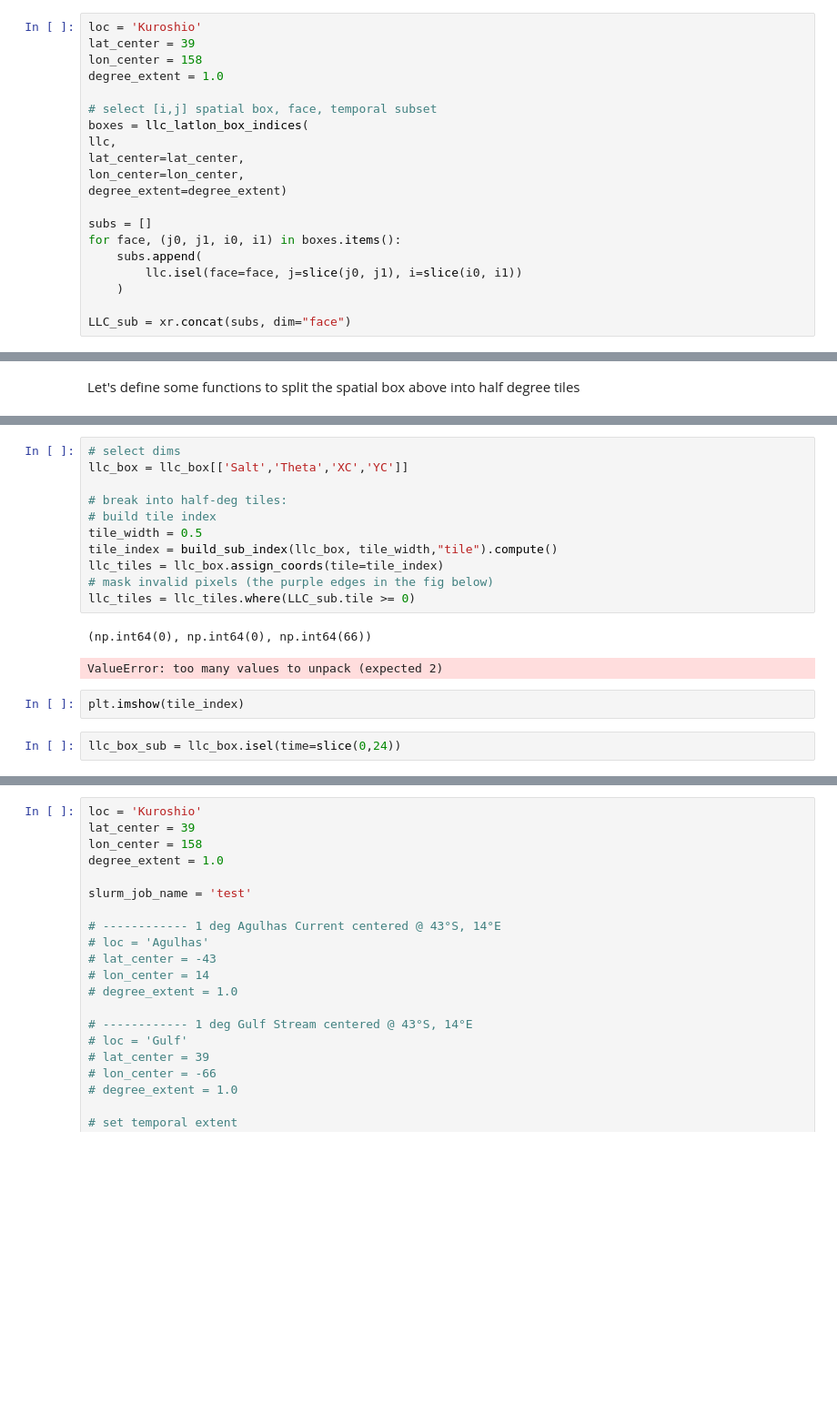
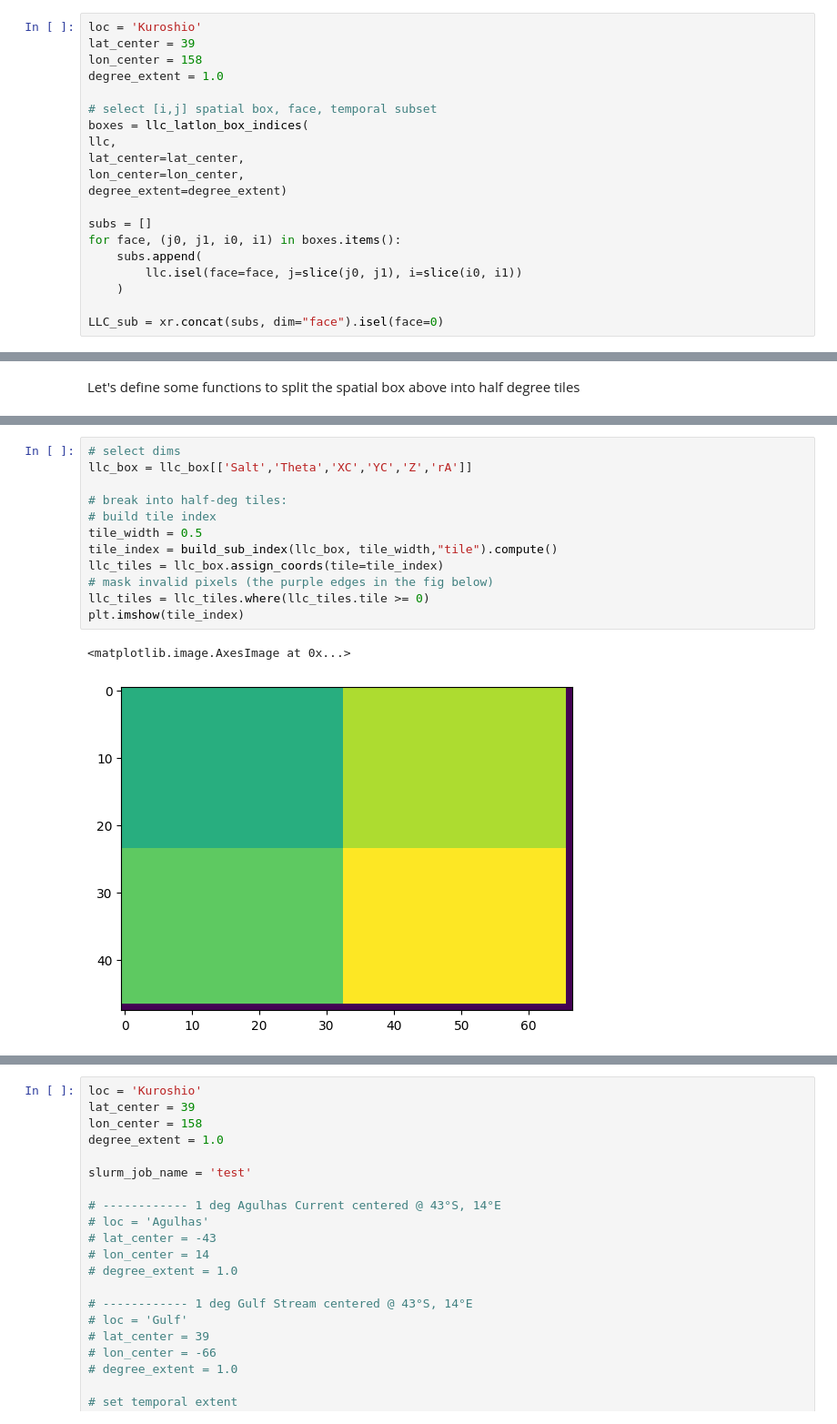
Before and after one commit to GHOpenonic/LLC_ocean_emulator, a Jupyter notebook: high_res_diagnostics/MLD/MLD_grid_testing.ipynb, the cells around one changed output, grey strips where cells are left out. Shown at 91% size. Drawn from its saved outputs; the diff is of its cells as text; blank space fills up the shorter version.

```diff
--- a/high_res_diagnostics/MLD/MLD_grid_testing.ipynb
+++ b/high_res_diagnostics/MLD/MLD_grid_testing.ipynb
@@ -166,6 +170,6 @@ for face, (j0, j1, i0, i1) in boxes.items():
         llc.isel(face=face, j=slice(j0, j1), i=slice(i0, i1))
     )
 
-LLC_sub = xr.concat(subs, dim="face")
+LLC_sub = xr.concat(subs, dim="face").isel(face=0)
 # %%
 # select temporal extent, chunk: k should be full-column per chunk for .min(dim="k
@@ -345,18 +272,15 @@ Attributes: (0)
 # %%
 # select dims
-llc_box = llc_box[['Salt','Theta','XC','YC']]
+llc_box = llc_box[['Salt','Theta','XC','YC','Z','rA']]
 
 # break into half-deg tiles:
 # build tile index
 tile_width = 0.5
 tile_index = build_sub_index(llc_box, tile_width,"tile").compute()
 llc_tiles = llc_box.assign_coords(tile=tile_index)
 # mask invalid pixels (the purple edges in the fig below)
-llc_tiles = llc_tiles.where(LLC_sub.tile >= 0)
+llc_tiles = llc_tiles.where(llc_tiles.tile >= 0)
+plt.imshow(tile_index)
 # %% [output]
-(np.int64(0), np.int64(0), np.int64(66))
+<matplotlib.image.AxesImage at 0x...>
-ValueError: too many values to unpack (expected 2)
+[figure, added]
-# %%
-plt.imshow(tile_index)
-# %%
-llc_box_sub = llc_box.isel(time=slice(0,24))
```
Also changed, not shown: parts of 12 cells of this notebook, 8 other files.
